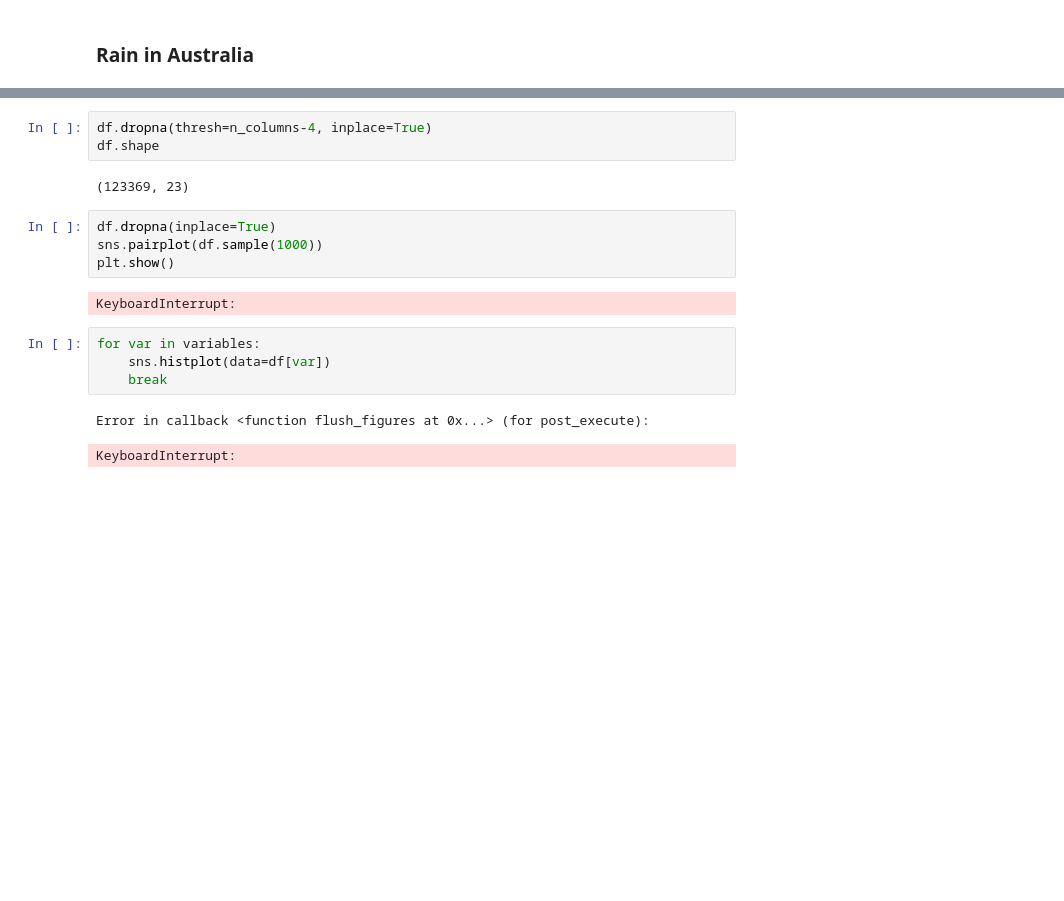
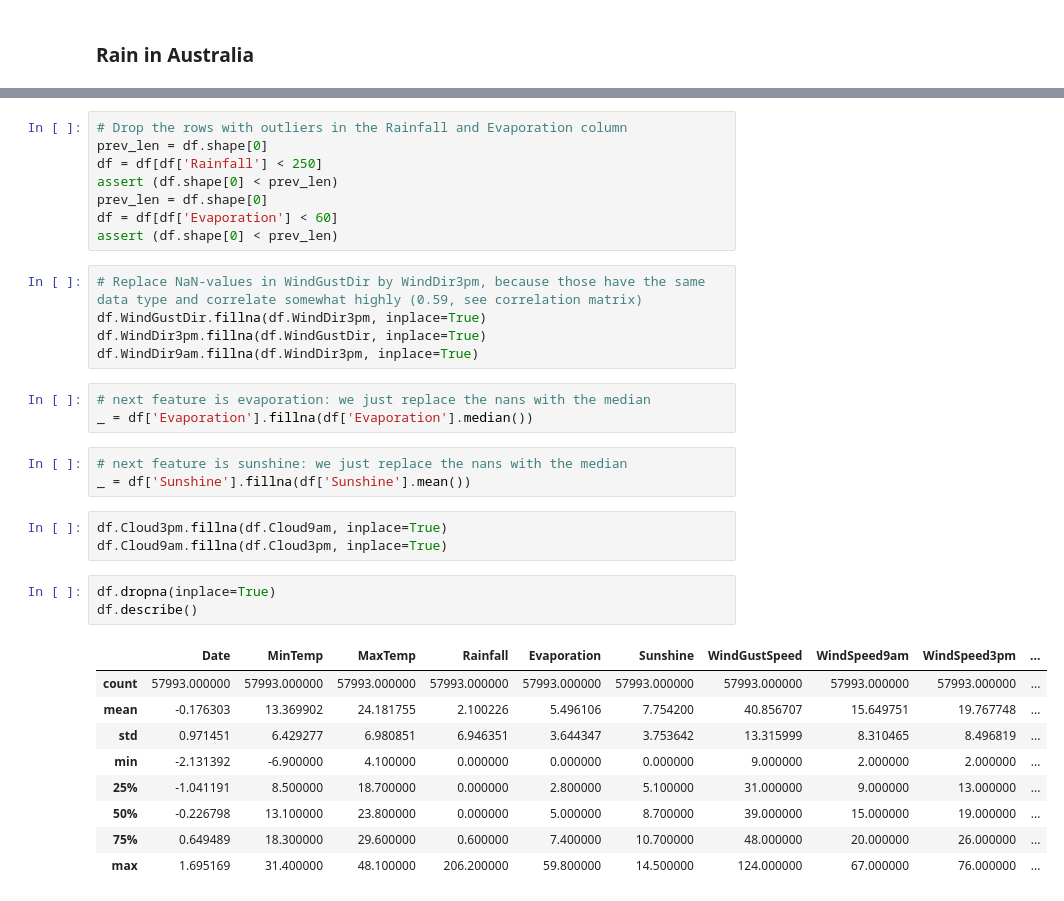
Before and after one commit to Lekolas01/g3-rain_in_australia, a Jupyter notebook: rain.ipynb, the cells around one changed output, grey strips where cells are left out. Saved outputs shown, nothing was run; the diff lists cells and outputs as text; blank space fills up the shorter version.

Commit message:
data cleaning

```diff
--- a/rain.ipynb
+++ b/rain.ipynb
@@ -60,18 +102,35 @@ dtype: int64
+# %%
+# Drop the rows with outliers in the Rainfall and Evaporation column
+prev_len = df.shape[0]
+df = df[df['Rainfall'] < 250]
+assert (df.shape[0] < prev_len)
+prev_len = df.shape[0]
+df = df[df['Evaporation'] < 60]
+assert (df.shape[0] < prev_len)
+# %%
+# Replace NaN-values in WindGustDir by WindDir3pm, because those have the same data type and correlate somewhat highly (0.59, see correlation matrix)
+df.WindGustDir.fillna(df.WindDir3pm, inplace=True)
+df.WindDir3pm.fillna(df.WindGustDir, inplace=True)
+df.WindDir9am.fillna(df.WindDir3pm, inplace=True)
+# %%
+# next feature is evaporation: we just replace the nans with the median
+_ = df['Evaporation'].fillna(df['Evaporation'].median())
+# %%
+# next feature is sunshine: we just replace the nans with the median
+_ = df['Sunshine'].fillna(df['Sunshine'].mean())
+# %%
+df.Cloud3pm.fillna(df.Cloud9am, inplace=True)
+df.Cloud9am.fillna(df.Cloud3pm, inplace=True)
 # %%
-df.dropna(thresh=n_columns-4, inplace=True)
-df.shape
+df.dropna(inplace=True)
+df.describe()
 # %% [output]
-(123369, 23)
+|  | Date | MinTemp | MaxTemp | Rainfall | Evaporation | Sunshine | WindGustSpeed | WindSpeed9am | WindSpeed3pm | ... |
+| count | 57993.000000 | 57993.000000 | 57993.000000 | 57993.000000 | 57993.000000 | 57993.000000 | 57993.000000 | 57993.000000 | 57993.000000 | ... |
+| mean | -0.176303 | 13.369902 | 24.181755 | 2.100226 | 5.496106 | 7.754200 | 40.856707 | 15.649751 | 19.767748 | ... |
+| std | 0.971451 | 6.429277 | 6.980851 | 6.946351 | 3.644347 | 3.753642 | 13.315999 | 8.310465 | 8.496819 | ... |
+| min | -2.131392 | -6.900000 | 4.100000 | 0.000000 | 0.000000 | 0.000000 | 9.000000 | 2.000000 | 2.000000 | ... |
+| 25% | -1.041191 | 8.500000 | 18.700000 | 0.000000 | 2.800000 | 5.100000 | 31.000000 | 9.000000 | 13.000000 | ... |
+| 50% | -0.226798 | 13.100000 | 23.800000 | 0.000000 | 5.000000 | 8.700000 | 39.000000 | 15.000000 | 19.000000 | ... |
+| 75% | 0.649489 | 18.300000 | 29.600000 | 0.600000 | 7.400000 | 10.700000 | 48.000000 | 20.000000 | 26.000000 | ... |
+| max | 1.695169 | 31.400000 | 48.100000 | 206.200000 | 59.800000 | 14.500000 | 124.000000 | 67.000000 | 76.000000 | ... |
-# %%
-df.dropna(inplace=True)
-sns.pairplot(df.sample(1000))
-plt.show()
-# %% [output]
-KeyboardInterrupt:
-# %%
-for var in variables:
-    sns.histplot(data=df[var])
-    break
-# %% [output]
-Error in callback <function flush_figures at 0x...> (for post_execute):
-KeyboardInterrupt:
```
Also changed, not shown: parts of 11 cells of this notebook.
